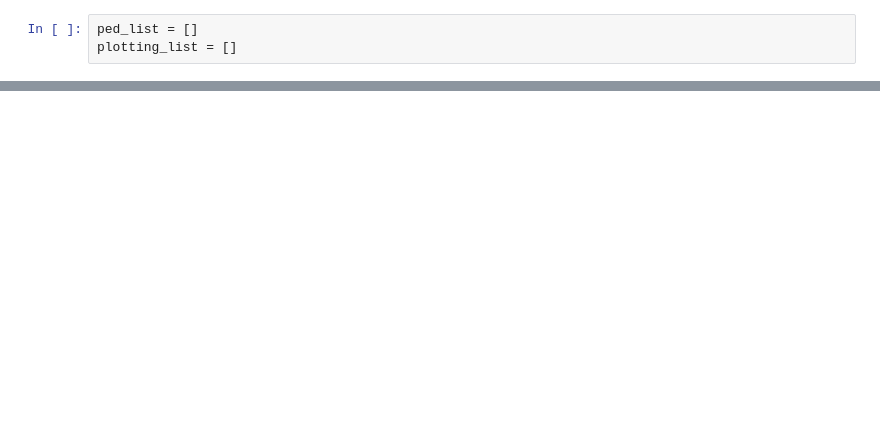
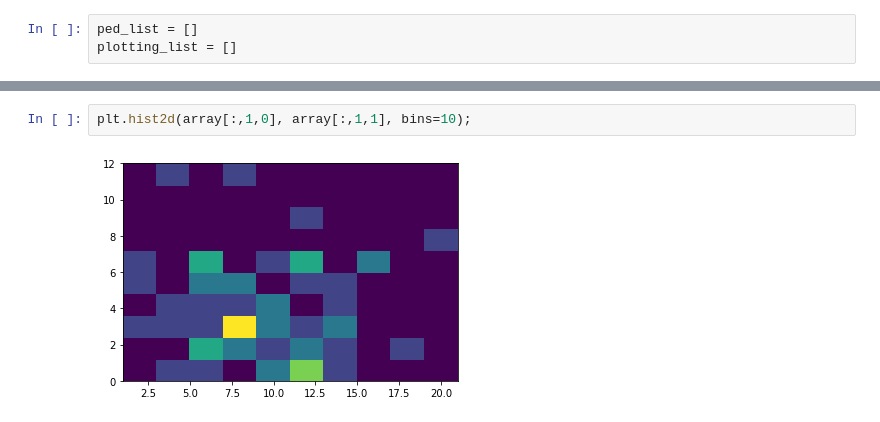
Before and after one commit to nielsvanesseveldt/Sociophysics2, a Jupyter notebook: joined_program.ipynb, the cells around one changed output, grey strips where cells are left out. Saved outputs shown, nothing was run; the diff lists cells and outputs as text; blank space fills up the shorter version.

```diff
--- a/joined_program.ipynb
+++ b/joined_program.ipynb
@@ -76,0 +104,4 @@ ped_list[1][0]
+# %%
+plt.hist2d(array[:,1,0], array[:,1,1], bins=10);
+# %% [output]
+[figure, added]
```
Also changed, not shown: parts of 9 cells of this notebook, 2 other files.
